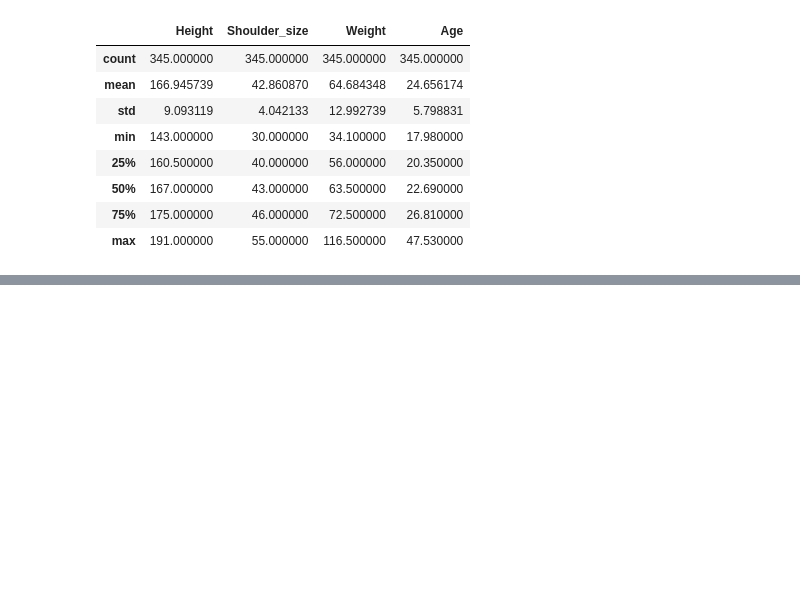
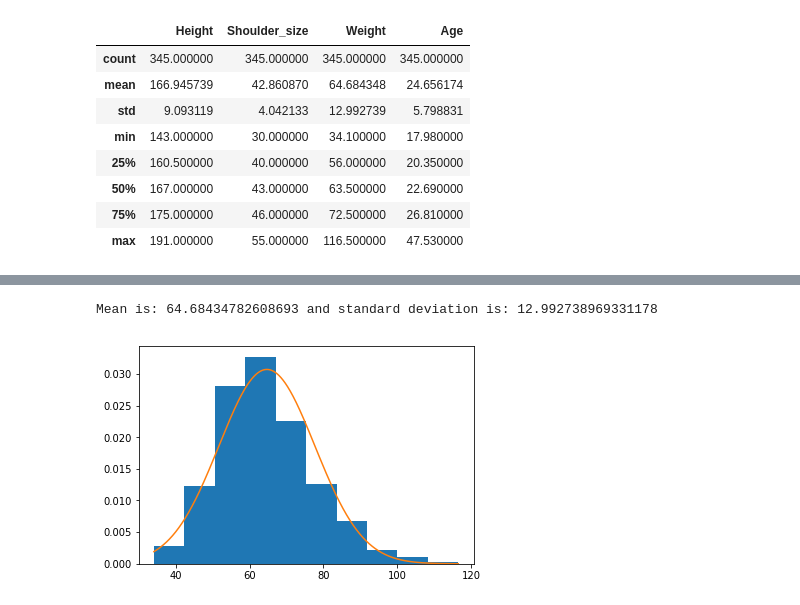
Before and after one commit to anirudhprabhakaran3/prml-lab, a Jupyter notebook: Lab 1/Lab 1.ipynb, the cells around one changed output, grey strips where cells are left out. Saved outputs shown, nothing was run; the diff lists cells and outputs as text; code cells hidden in the pictures; blank space fills up the shorter version.

```diff
--- a/Lab 1/Lab 1.ipynb
+++ b/Lab 1/Lab 1.ipynb
@@ -81,0 +67,6 @@ df.describe()
+# %%
+weight = df['Weight']
+plot_graphs(weight)
+# %% [output]
+Mean is: 64.68434782608693 and standard deviation is: 12.992738969331178
+[figure, added]
```
Also changed, not shown: parts of 11 cells of this notebook, 2 other files.
